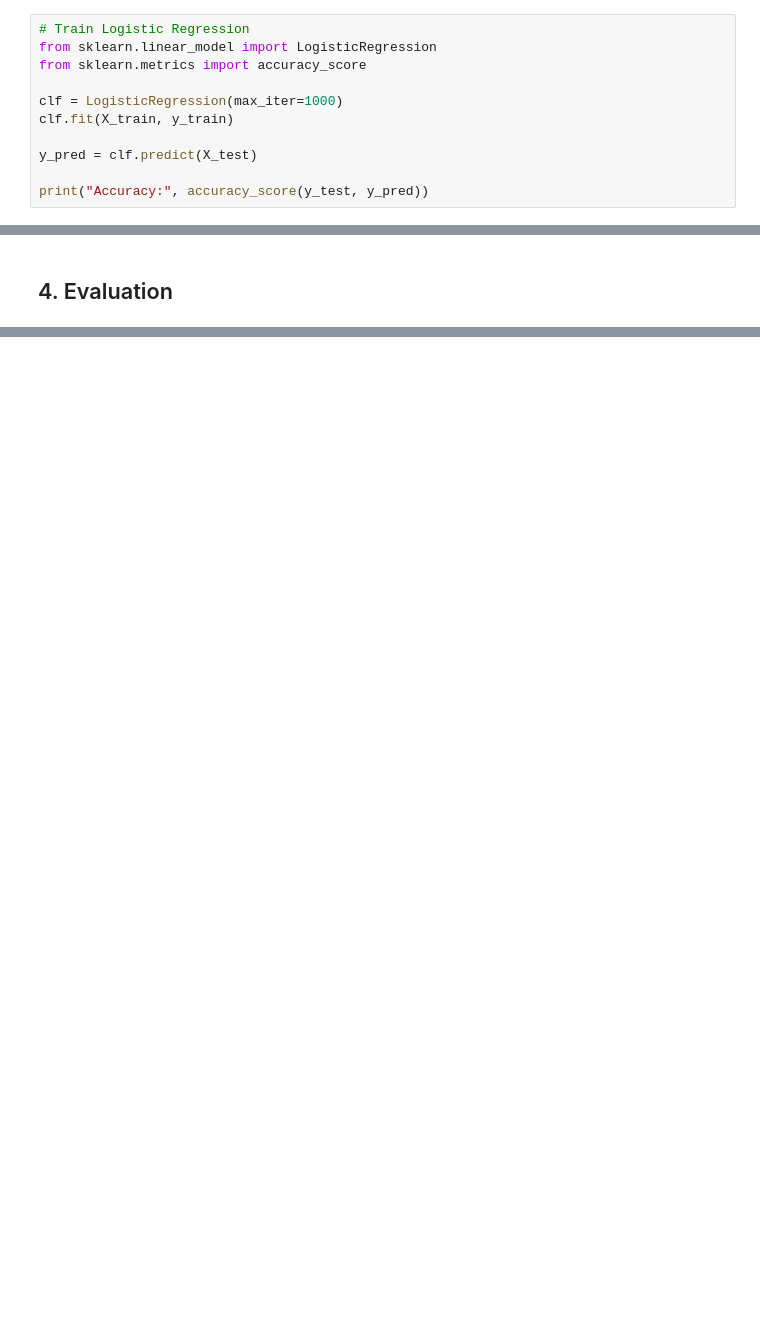
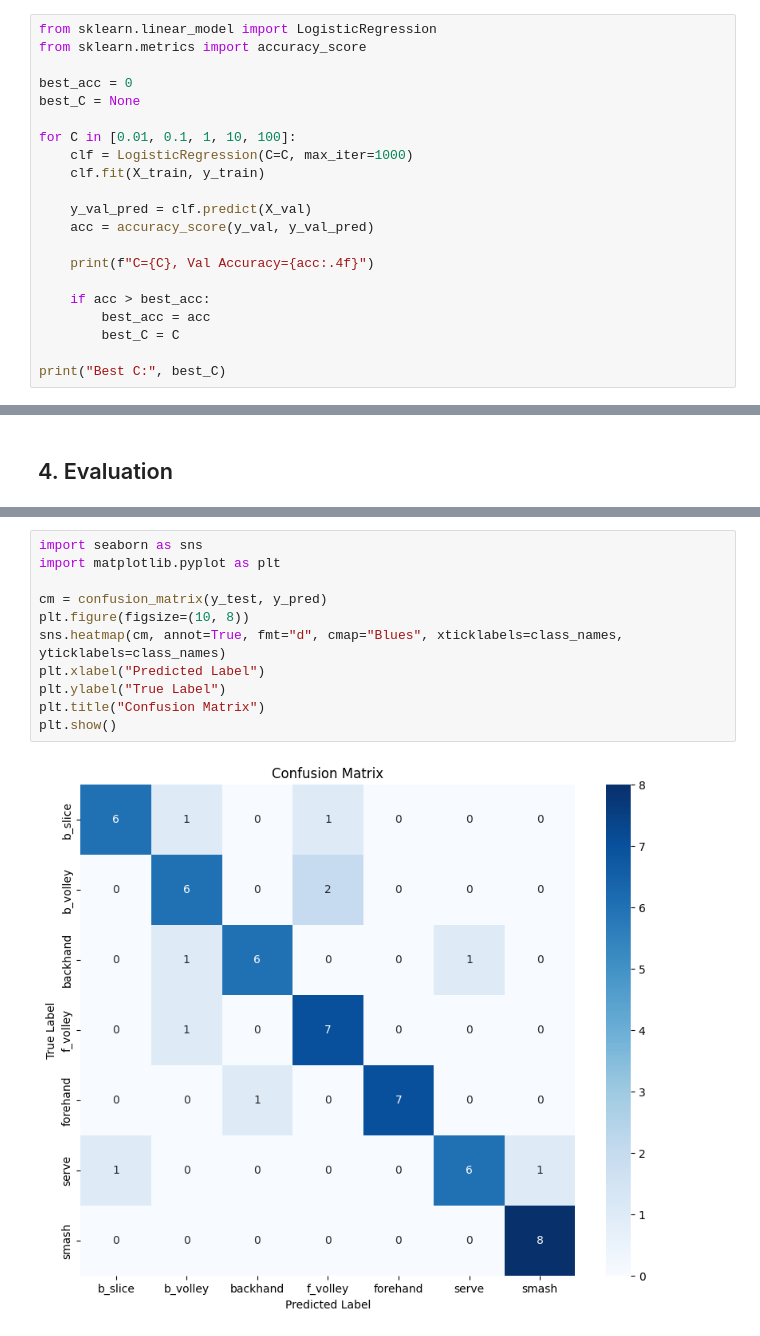
Before and after one commit to GuanghuaShi/Tennis-Shot-Recognition, a Jupyter notebook: Tennis_Recognition_Baseline_Model.ipynb, the cells around one changed output, grey strips where cells are left out. Cells and saved outputs as stored; diff of their text form; blank space fills up the shorter version.

```diff
--- a/Tennis_Recognition_Baseline_Model.ipynb
+++ b/Tennis_Recognition_Baseline_Model.ipynb
@@ -147,14 +195,24 @@ X_test, y_test = extract_features(test_data)
 # %% [markdown]
 ## 3. Train Logistic Regression
 # %%
-# Train Logistic Regression
 from sklearn.linear_model import LogisticRegression
 from sklearn.metrics import accuracy_score
 
-clf = LogisticRegression(max_iter=1000)
-clf.fit(X_train, y_train)
+best_acc = 0
+best_C = None
 
-y_pred = clf.predict(X_test)
+for C in [0.01, 0.1, 1, 10, 100]:
+    clf = LogisticRegression(C=C, max_iter=1000)
+    clf.fit(X_train, y_train)
 
-print("Accuracy:", accuracy_score(y_test, y_pred))
+    y_val_pred = clf.predict(X_val)
+    acc = accuracy_score(y_val, y_val_pred)
+
+    print(f"C={C}, Val Accuracy={acc:.4f}")
+
+    if acc > best_acc:
+        best_acc = acc
+        best_C = C
+
+print("Best C:", best_C)
 # %% [output]
@@ -181,0 +261,13 @@ weighted avg       0.91      0.88      0.88        56
+# %%
+import seaborn as sns
+import matplotlib.pyplot as plt
+
+cm = confusion_matrix(y_test, y_pred)
+plt.figure(figsize=(10, 8))
+sns.heatmap(cm, annot=True, fmt="d", cmap="Blues", xticklabels=class_names, yticklabels=class_names)
+plt.xlabel("Predicted Label")
+plt.ylabel("True Label")
+plt.title("Confusion Matrix")
+plt.show()
+# %% [output]
+[figure, added]
```
Also changed, not shown: parts of 18 cells of this notebook.
